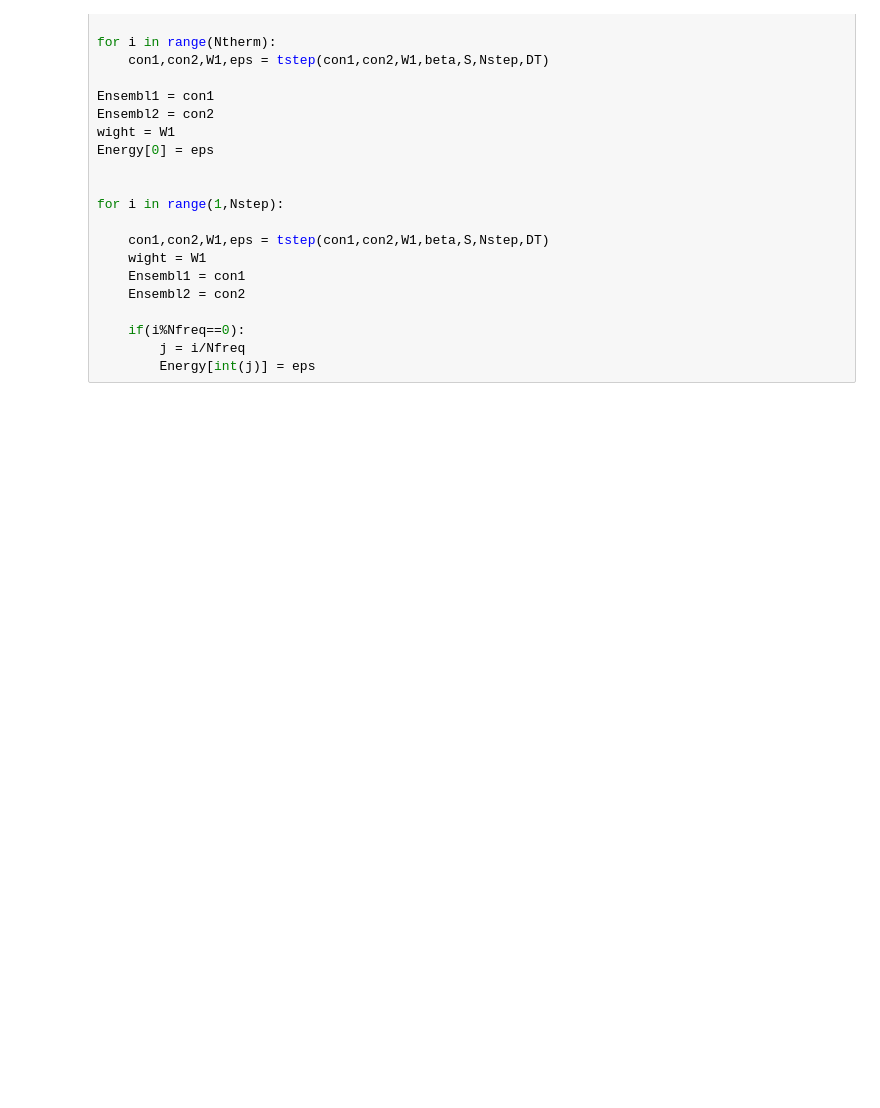
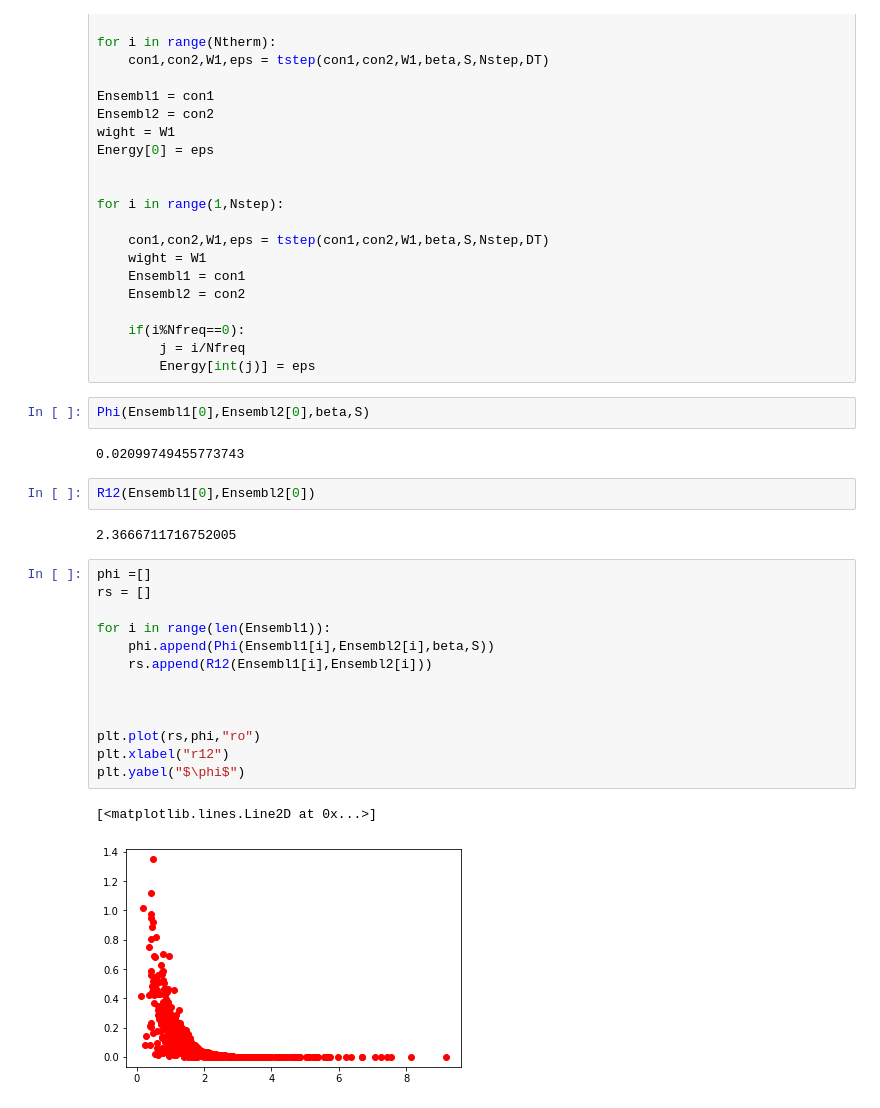
Before and after one commit to pranav-satheesh/Numerical_Methods_Git_Page, a Jupyter notebook: Monte Carlo/H2 Molecule.ipynb, the cells around one changed output. Drawn from its saved outputs; the diff is of its cells as text; blank space fills up the shorter version.

```diff
--- a/Monte Carlo/H2 Molecule.ipynb
+++ b/Monte Carlo/H2 Molecule.ipynb
@@ -541,6 +543,30 @@ for i in range(1,Nstep):
     if(i%Nfreq==0):
         j = i/Nfreq
         Energy[int(j)] = eps
+# %%
+Phi(Ensembl1[0],Ensembl2[0],beta,S)
+# %% [output]
+0.02099749455773743
+# %%
+R12(Ensembl1[0],Ensembl2[0])
+# %% [output]
+2.3666711716752005
+# %%
+phi =[]
+rs = []
+
+for i in range(len(Ensembl1)):
+    phi.append(Phi(Ensembl1[i],Ensembl2[i],beta,S))
+    rs.append(R12(Ensembl1[i],Ensembl2[i]))
+
+
+
+plt.plot(rs,phi,"ro")
+plt.xlabel("r12")
+plt.yabel("$\phi$")
+# %% [output]
+[<matplotlib.lines.Line2D at 0x...>]
+[figure, added]
 # %%
 def Energyvals(Energy,S):
 
```
Also changed, not shown: parts of 10 cells of this notebook.
